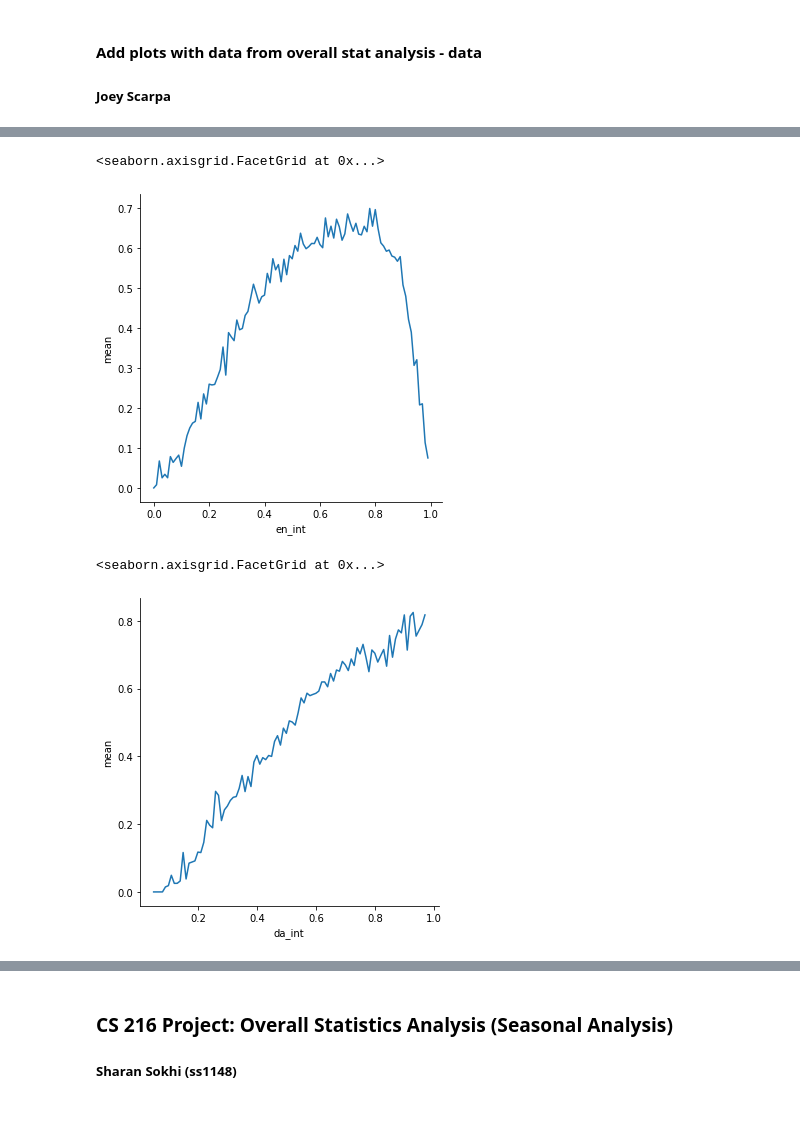
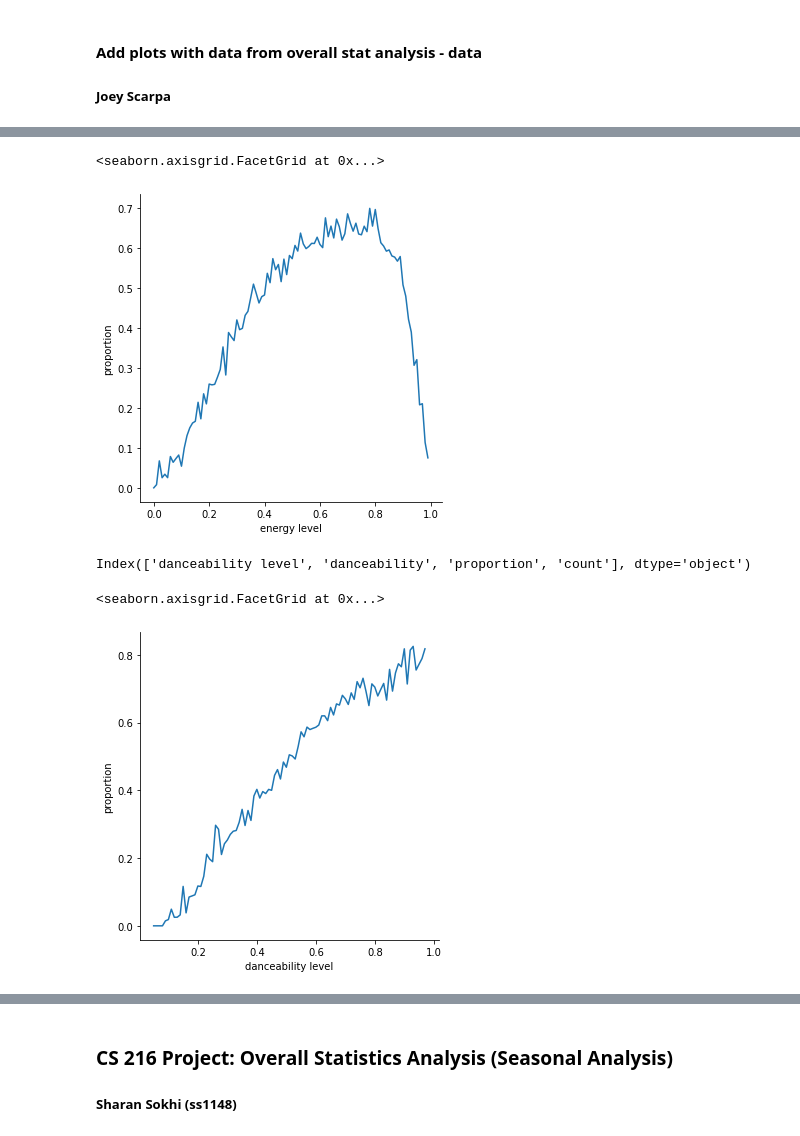
Before and after one commit to josephcscarpa/CS216GP, a Jupyter notebook: overall_stat_analysis.ipynb, the cells around one changed output, grey strips where cells are left out. Saved outputs shown, nothing was run; the diff lists cells and outputs as text; code cells hidden in the pictures.

```diff
--- a/overall_stat_analysis.ipynb
+++ b/overall_stat_analysis.ipynb
@@ -274,14 +289,18 @@ sns.relplot(x = "ds_int", y = "mean", data = target_prop_by_duration_sliced, kin
 # %%
 # Energy vs hits
-sns.relplot(x = "en_int", y = "mean", kind = "line", data = target_prop_by_energy)
+target_prop_by_energy = target_prop_by_energy.rename(columns = {"en_int" : "energy level", "mean" : "proportion"})
+sns.relplot(x = "energy level", y = "proportion", kind = "line", data = target_prop_by_energy)
 # %% [output]
 <seaborn.axisgrid.FacetGrid at 0x...>
-[figure, old version]
+[figure, new version]
 # %%
 # Dancebility vs hits
-sns.relplot(x = "da_int", y = "mean",  kind = "line", data = target_prop_by_danceability)
+target_prop_by_danceability = target_prop_by_danceability.rename(columns={'da_int':'danceability level','mean':'proportion'})
+print(target_prop_by_danceability.columns)
+sns.relplot(x = "danceability level", y = "proportion",  kind = "line", data = target_prop_by_danceability)
 # %% [output]
-<seaborn.axisgrid.FacetGrid at 0x...>
+Index(['danceability level', 'danceability', 'proportion', 'count'], dtype='object')
+<seaborn.axisgrid.FacetGrid at 0x...>
-[figure, old version]
+[figure, new version]
 # %%
 # Loudness vs hits
```
Also changed, not shown: parts of 10 cells of this notebook, 15 other files.
